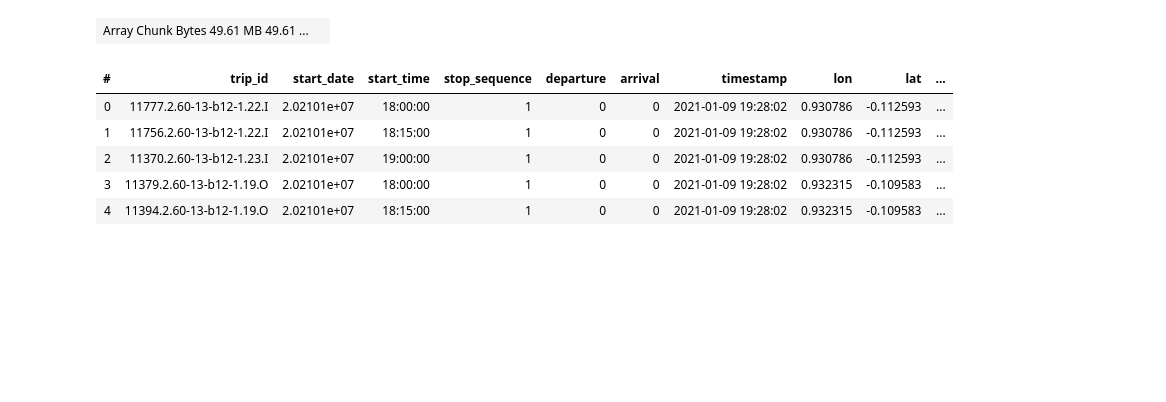
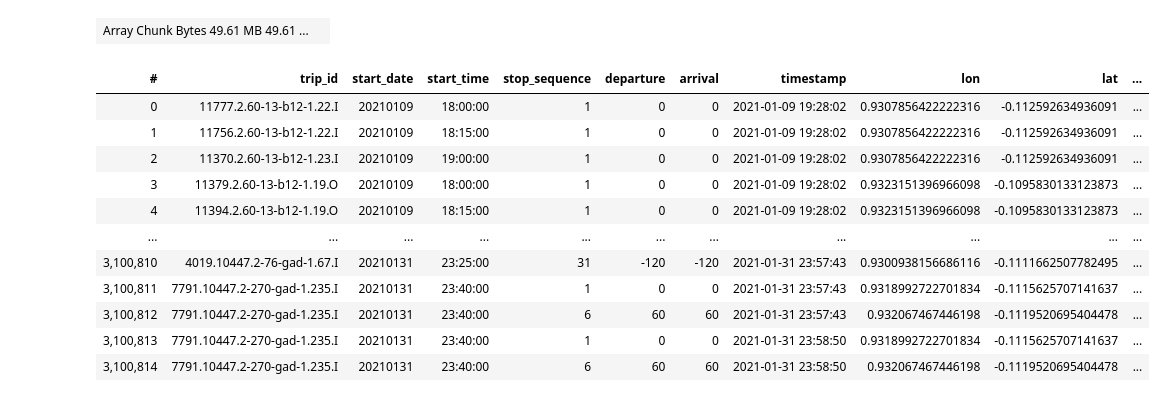
Before and after one commit to Drakodav/backend_d-dub, a Jupyter notebook: ml/processing/scats_test_import.ipynb, the cells around one changed output. Drawn from its saved outputs; the diff is of its cells as text; code cells hidden in the pictures; blank space fills up the shorter version.

```diff
--- a/ml/processing/scats_test_import.ipynb
+++ b/ml/processing/scats_test_import.ipynb
@@ -35,5 +55,3 @@ df.head()
 | 7 | 11401.2.60-13-b12-1.19.O | 2.02101e+07 | 18:45:00 | 1 | 0 | 0 | 2021-01-09 19:28:02 | 0.932315 | -0.109583 |
 | 8 | 11662.2.60-27B-b12-1.97.I | 2.02101e+07 | 19:00:00 | 1 | 0 | 0 | 2021-01-09 19:28:02 | 0.932315 | -0.109583 |
 | 9 | 8924.2.60-4-b12-1.5.O | 2.02101e+07 | 19:00:00 | 1 | 0 | 0 | 2021-01-09 19:28:02 | 0.932315 | -0.109583 |
-# %%
-df['dow'] = np.datetime_as_string(df.start_date).strftime('%Y%m%d').weekday()
@@ -41,0 +62,18 @@ TypeError: input must have type NumPy datetime
+# %%
+def apply_dow(t):
+    return datetime.strptime(str(t), '%Y%m%d').weekday()
+
+def apply_day(t):
+    return datetime.strptime(str(t), '%Y%m%d').day
+
+def apply_month(t):
+    return datetime.strptime(str(t), '%Y%m%d').month
+
+def apply_hour(t):
+    return datetime.strptime(t, '%H:%M:%S').hour
+
+df['dow'] = df['start_date'].apply(apply_dow)
+df['month'] = df['start_date'].apply(apply_month)
+df['day'] = df['start_date'].apply(apply_day)
+df['hour'] = df['start_time'].apply(apply_hour)
+df
@@ -58,47 +109,35 @@ dask_df
 | Array Chunk Bytes 49.61 MB 49.61 ... |  |
 # %%
 def extract_scats_from_gtfsr(df):
-    # def apply_date(t):
-    #     dtime = datetime.strptime(t, '%Y%m%d')
-    #     dows.append(dtime.weekday())
-    #     months.append(dtime.month)
-    #     days.append(dtime.day)
-    #     return t
-
-    # def apply_time(t):
-    #     dtime = datetime.strptime(t, '%H:%M:%S.%f')
-    #     hours.append(dtime.hour)
-    #     return t
-
-
     new_df = df
-    # new_df['start_date'].apply(apply_date)
-    # new_df['start_time'].apply(apply_time)
-    # new_df['dow'] = [datetime.strptime(t, '%Y%m%d').weekday() for t in new_df['start_date']]
-    # df['hour'] = hours
-    # df['month'] = months
-    # df['day'] = days
-
     pca_coord = vaex.ml.PCA(features=['lat', 'lon'], n_components=2, prefix='pca')
     new_df = pca_coord.fit_transform(new_df)
 
-    # cycl_transform_hour = vaex.ml.CycleTransformer(features=['hour'], n=24)
-    # new_df = cycl_transform_hour.fit_transform(new_df)
+    cycl_transform_hour = vaex.ml.CycleTransformer(features=['hour'], n=24)
+    new_df = cycl_transform_hour.fit_transform(new_df)
 
-    # cycl_transform_dow = vaex.ml.CycleTransformer(features=['dow'], n=7)
-    # new_df = cycl_transform_dow.fit_transform(new_df)
+    cycl_transform_dow = vaex.ml.CycleTransformer(features=['dow'], n=7)
+    new_df = cycl_transform_dow.fit_transform(new_df)
 
-    # feats = new_df.get_column_names(regex='pca') + \
-    #     new_df.get_column_names(regex='.*_x') + \
-    #     new_df.get_column_names(regex='.*_y')
+    feats = new_df.get_column_names(regex='pca') + \
+        new_df.get_column_names(regex='.*_x') + \
+        new_df.get_column_names(regex='.*_y')
 
     return new_df
 
-extract_scats_from_gtfsr(df[:5])
+train_df = extract_scats_from_gtfsr(df)
+train_df = scats_model.transform(train_df)
+train_df
 # %% [output]
 | # | trip_id | start_date | start_time | stop_sequence | departure | arrival | timestamp | lon | lat | ... |
-| 0 | 11777.2.60-13-b12-1.22.I | 2.02101e+07 | 18:00:00 | 1 | 0 | 0 | 2021-01-09 19:28:02 | 0.930786 | -0.112593 | ... |
-| 1 | 11756.2.60-13-b12-1.22.I | 2.02101e+07 | 18:15:00 | 1 | 0 | 0 | 2021-01-09 19:28:02 | 0.930786 | -0.112593 | ... |
-| 2 | 11370.2.60-13-b12-1.23.I | 2.02101e+07 | 19:00:00 | 1 | 0 | 0 | 2021-01-09 19:28:02 | 0.930786 | -0.112593 | ... |
-| 3 | 11379.2.60-13-b12-1.19.O | 2.02101e+07 | 18:00:00 | 1 | 0 | 0 | 2021-01-09 19:28:02 | 0.932315 | -0.109583 | ... |
-| 4 | 11394.2.60-13-b12-1.19.O | 2.02101e+07 | 18:15:00 | 1 | 0 | 0 | 2021-01-09 19:28:02 | 0.932315 | -0.109583 | ... |
+| 0 | 11777.2.60-13-b12-1.22.I | 20210109 | 18:00:00 | 1 | 0 | 0 | 2021-01-09 19:28:02 | 0.9307856422222316 | -0.112592634936091 | ... |
+| 1 | 11756.2.60-13-b12-1.22.I | 20210109 | 18:15:00 | 1 | 0 | 0 | 2021-01-09 19:28:02 | 0.9307856422222316 | -0.112592634936091 | ... |
+| 2 | 11370.2.60-13-b12-1.23.I | 20210109 | 19:00:00 | 1 | 0 | 0 | 2021-01-09 19:28:02 | 0.9307856422222316 | -0.112592634936091 | ... |
+| 3 | 11379.2.60-13-b12-1.19.O | 20210109 | 18:00:00 | 1 | 0 | 0 | 2021-01-09 19:28:02 | 0.9323151396966098 | -0.1095830133123873 | ... |
+| 4 | 11394.2.60-13-b12-1.19.O | 20210109 | 18:15:00 | 1 | 0 | 0 | 2021-01-09 19:28:02 | 0.9323151396966098 | -0.1095830133123873 | ... |
+| ... | ... | ... | ... | ... | ... | ... | ... | ... | ... | ... |
+| 3,100,810 | 4019.10447.2-76-gad-1.67.I | 20210131 | 23:25:00 | 31 | -120 | -120 | 2021-01-31 23:57:43 | 0.9300938156686116 | -0.1111662507782495 | ... |
+| 3,100,811 | 7791.10447.2-270-gad-1.235.I | 20210131 | 23:40:00 | 1 | 0 | 0 | 2021-01-31 23:57:43 | 0.9318992722701834 | -0.1115625707141637 | ... |
+| 3,100,812 | 7791.10447.2-270-gad-1.235.I | 20210131 | 23:40:00 | 6 | 60 | 60 | 2021-01-31 23:57:43 | 0.932067467446198 | -0.1119520695404478 | ... |
+| 3,100,813 | 7791.10447.2-270-gad-1.235.I | 20210131 | 23:40:00 | 1 | 0 | 0 | 2021-01-31 23:58:50 | 0.9318992722701834 | -0.1115625707141637 | ... |
+| 3,100,814 | 7791.10447.2-270-gad-1.235.I | 20210131 | 23:40:00 | 6 | 60 | 60 | 2021-01-31 23:58:50 | 0.932067467446198 | -0.1119520695404478 | ... |
```
Also changed, not shown: parts of 10 cells of this notebook, 5 other files.
